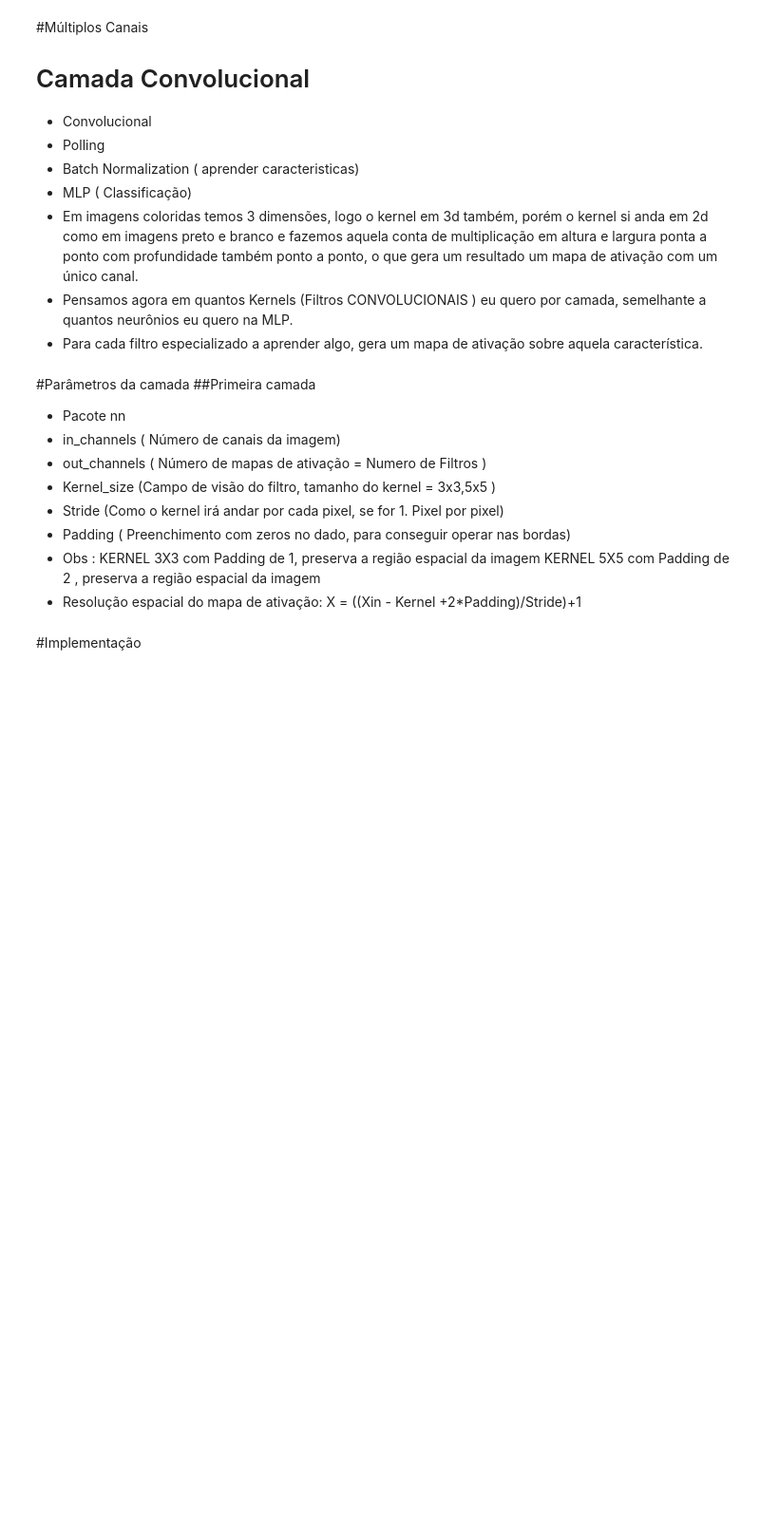
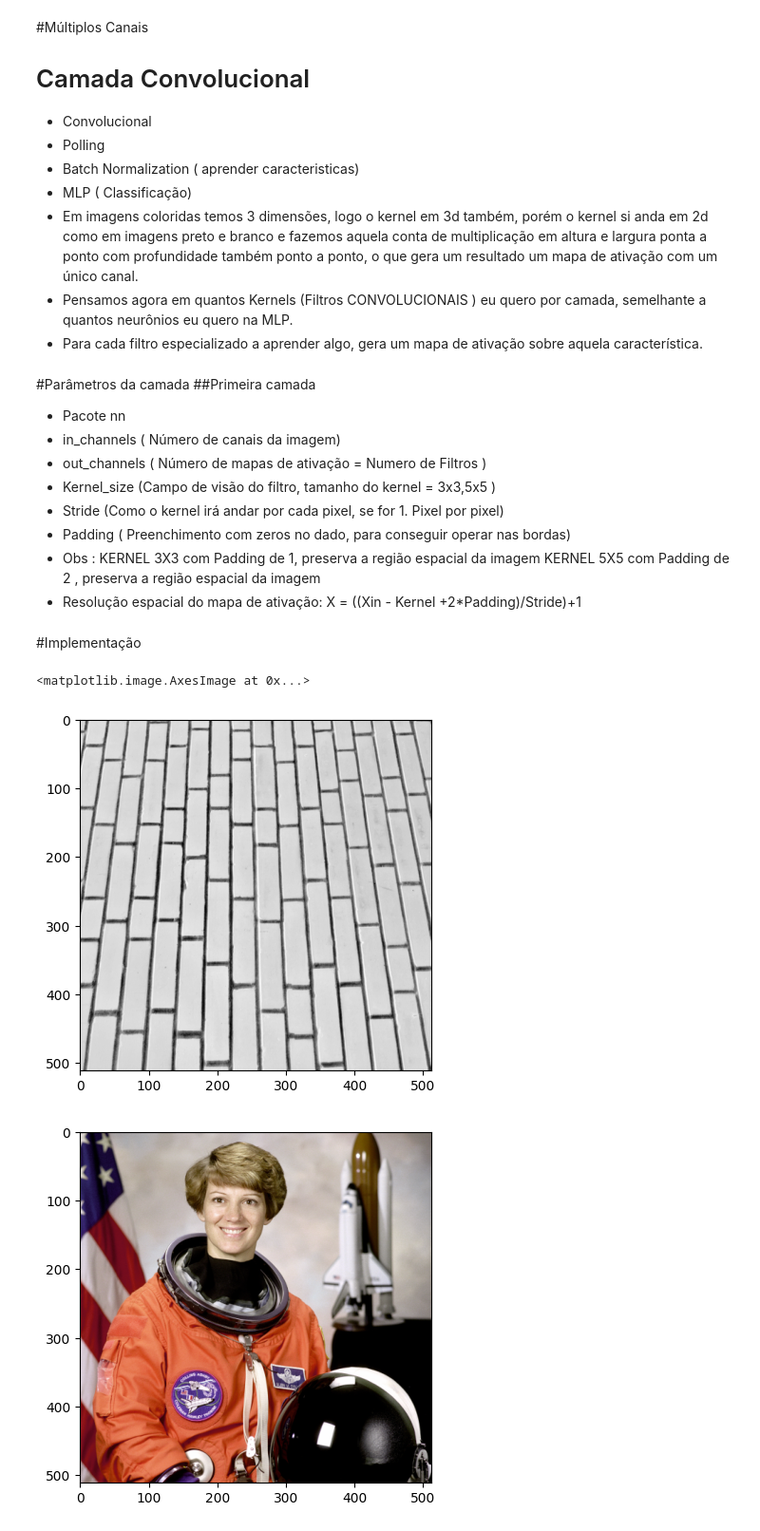
Before and after one commit to PedroAlmeida18/Rede_Neural_Convolucionauis, a Jupyter notebook: Aula 04/Camada_Convolucional_Pytorch04.ipynb, the cells around one changed output. Shown: that part at 95% size. Saved outputs shown, nothing was run; the diff lists cells and outputs as text; code cells hidden in the pictures; blank space fills up the shorter version.

Commit message:
Finalização da aula 04, com o uso da implemnetação e prática com duas imagens com uma re4de convoluicional para conseguir operar

```diff
--- a/Aula 04/Camada_Convolucional_Pytorch04.ipynb
+++ b/Aula 04/Camada_Convolucional_Pytorch04.ipynb
@@ -25,0 +31,13 @@
+# %%
+pb=data.brick()
+rgb = data.astronaut ()
+
+plt.imshow(pb, cmap = 'Greys')
+
+plt.figure()
+
+plt.imshow(rgb)
+# %% [output]
+<matplotlib.image.AxesImage at 0x...>
+[figure, added]
+[figure, added]
```
Also changed, not shown: parts of 5 cells of this notebook.
